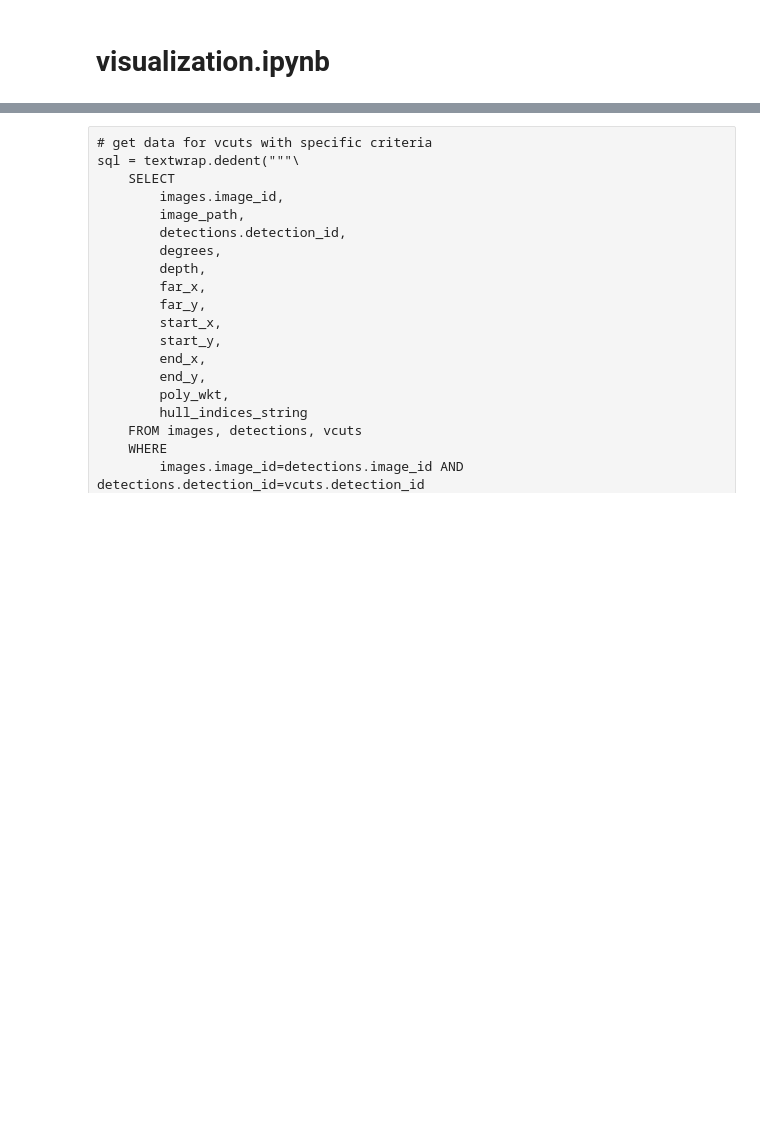
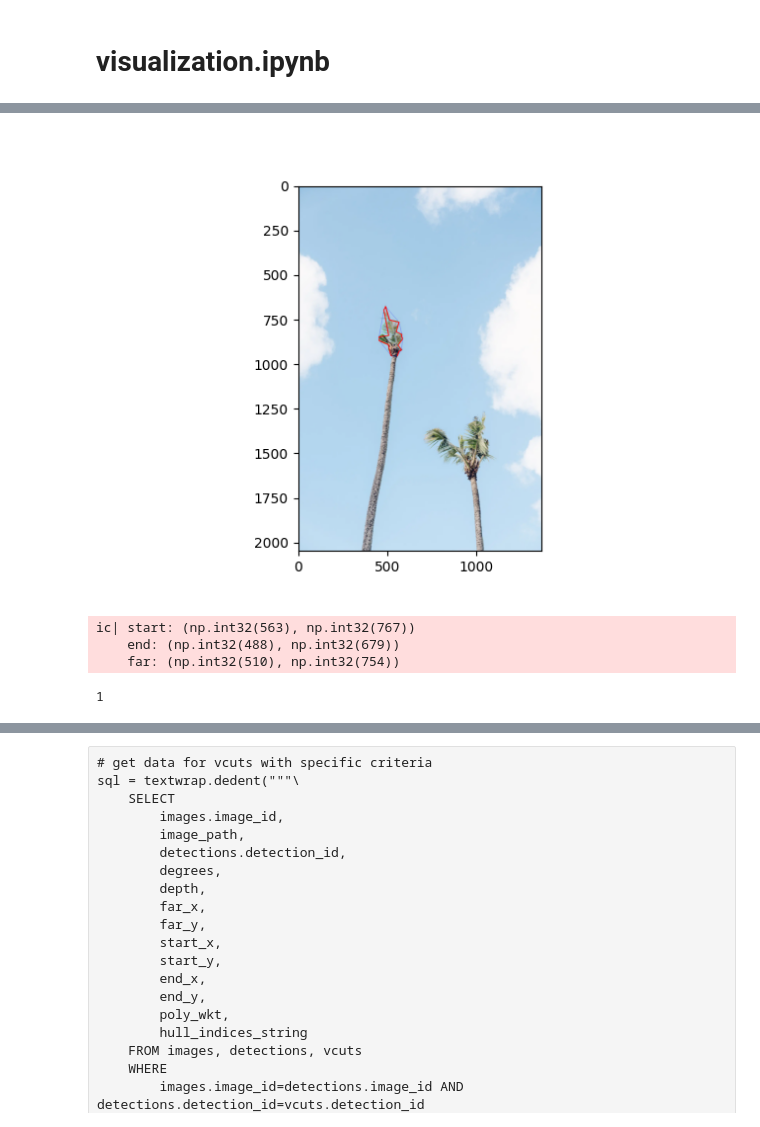
Before and after one commit to aubreymoore/convexity, a Jupyter notebook: visualization.ipynb, the cells around one changed output, grey strips where cells are left out. Drawn from its saved outputs; the diff is of its cells as text; code cells hidden in the pictures; blank space fills up the shorter version.

```diff
--- a/visualization.ipynb
+++ b/visualization.ipynb
@@ -196,33 +221,42 @@ plt.show()
 # %%
 my_img = cv2.imread(image_paths[0])
 my_img = cv2.cvtColor(my_img, cv2.COLOR_RGB2BGR)
 contours, hierarchy = cv2.findContours(crown_mask, cv2.RETR_TREE, cv2.CHAIN_APPROX_SIMPLE)
 for cnt in contours:
     hull = cv2.convexHull(cnt)
     # Draw original contour in green
     cv2.drawContours(my_img, [cnt], 0, (0, 255, 0), 1)
     # Draw convex hull in red
     cv2.drawContours(my_img, [hull], 0, (0, 0, 255), 1)
 
     hull_indices = cv2.convexHull(cnt, returnPoints=False)
     defects = cv2.convexityDefects(cnt, hull_indices)
 
     for i in range(defects.shape[0]):
         s, e, f, d = defects[i,0]
         start = tuple(cnt[s][0])
         end = tuple(cnt[e][0])
         far = tuple(cnt[f][0])
 
         # Optional: Filter by depth to ignore small noise
         if d > 1:
-            cv2.line(my_img, start, end, [255, 0, 0], 2)   # Green line across the gap
-            cv2.circle(my_img, far, 5, [0, 0, 255], -1)   # Red dot at the deepest point
+            cv2.line(img=my_img, pt1=start, pt2=far, color=(255, 0, 0), thickness=3)
+            cv2.line(img=my_img, pt1=end, pt2=far, color=(255, 0, 0), thickness=3)
+            # cv2.circle(img=my_img, center=far, radius=5, color=(0, 0, 255), thickness=-1)
 
 fig, ax1 = plt.subplots(1, 1)
 ax1.imshow(my_img)
 plt.show()
+# %% [output]
+[figure, added]
 # %%
+ic(start, end, far)
 len(contours)
+# %% [output]
+ic| start: (np.int32(563), np.int32(767))
+    end: (np.int32(488), np.int32(679))
+    far: (np.int32(510), np.int32(754))
+1
 # %%
 fig, (ax1, ax2) = plt.subplots(1, 2, figsize=(12, 6), sharey=True,
     gridspec_kw={'width_ratios': [3, 1]})
```
Also changed, not shown: parts of 12 cells of this notebook.
